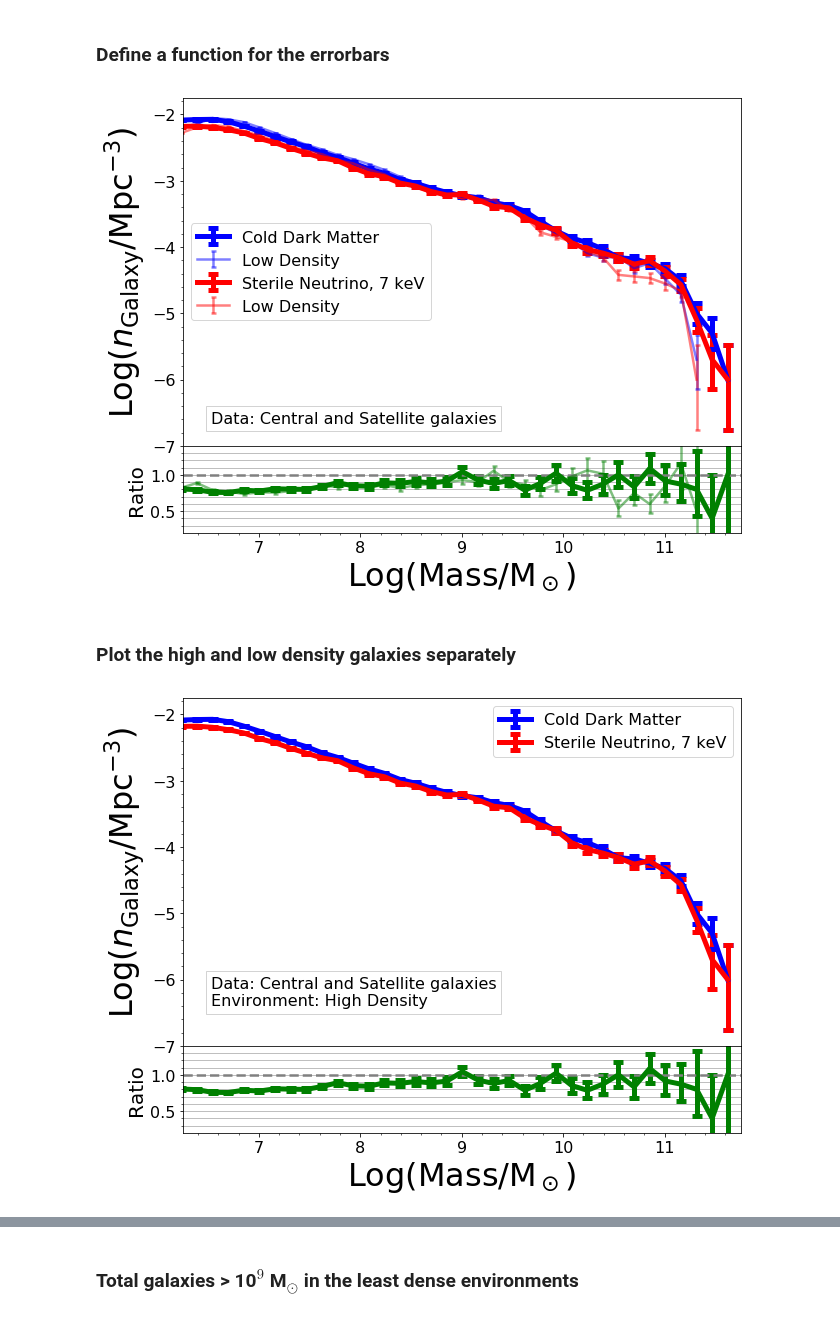
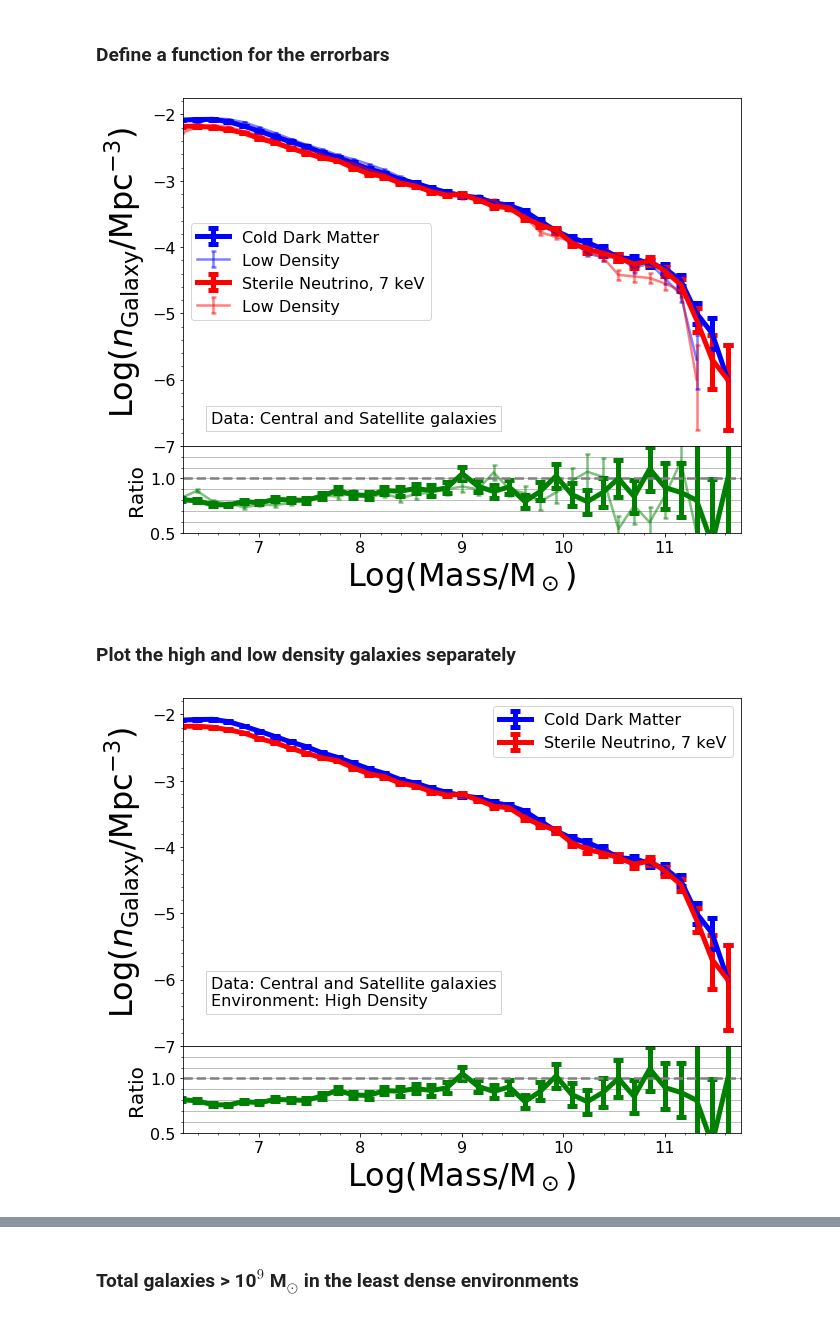
Before and after one commit to mshiferaw/WDM, a Jupyter notebook: Summer 2020/1 Environment_Galaxies_Part4.ipynb, the cells around one changed output, grey strips where cells are left out. Drawn from its saved outputs; the diff is of its cells as text; code cells hidden in the pictures.

```diff
--- a/Summer 2020/1 Environment_Galaxies_Part4.ipynb
+++ b/Summer 2020/1 Environment_Galaxies_Part4.ipynb
@@ -385,35 +385,35 @@ grid0.errorbar(np.log10(0.5*(bins[1:]+bins[:-1])),np.log10(n_cdm_top),yerr=[low_
                capsize = 5,capthick = 5,label = "Cold Dark Matter",linewidth = 5,color = "blue")
 grid0.errorbar(np.log10(0.5*(bins[1:]+bins[:-1])),np.log10(n_cdm_low),yerr = [low_lim_cdm_low,up_lim_cdm_low],
                capsize = 2.5,capthick = 2.5,label = "Low Density",linewidth = 2.5, color = "blue",alpha = 0.5)
 grid0.errorbar(np.log10(0.5*(bins[1:]+bins[:-1])),np.log10(n_wdm_top),yerr = [low_lim_wdm_top,up_lim_wdm_top],
                capsize = 5,capthick = 5,label = "Sterile Neutrino, 7 keV",linewidth = 5,color = "red")
 grid0.errorbar(np.log10(0.5*(bins[1:]+bins[:-1])),np.log10(n_wdm_low),yerr = [low_lim_wdm_low,up_lim_wdm_low],
                capsize = 2.5,capthick = 2.5,label = "Low Density",linewidth = 2.5, color = "red",alpha = 0.5)
 grid0.set_ylabel(r"Log($n_{\rm {Galaxy}}$/Mpc$^{-3}$)", fontsize = 32)
 grid0.legend(fontsize=16,loc='center left')
 grid0.minorticks_on()
 grid0.tick_params(labelsize=16)
 grid0.set_ylim(-7, -1.75)
 grid0.set_xlim(6.25, 11.75)
 grid0.text(0.05, 0.1, textstr, transform=grid0.transAxes, fontsize=16, verticalalignment='top', bbox=props)
 
 grid1.errorbar(np.log10(0.5*(bins[1:]+bins[:-1])), ratio_top, yerr = [low_lim_ratio_top, up_lim_ratio_top],
                capsize = 5, capthick = 5, linewidth = 5, color = "green")
 grid1.errorbar(np.log10(0.5*(bins[1:]+bins[:-1])), ratio_low, yerr = [low_lim_ratio_low, up_lim_ratio_low],
                capsize = 2.5, capthick = 2.5, linewidth = 2.5, color = "green", alpha = 0.5)
 grid1.set_xlabel("Log(Mass/M$_\odot$)", fontsize = 32)
 grid1.set_ylabel("Ratio", fontsize = 20)
 grid1.axhline(y = 1, color = "grey", ls = "--", linewidth = 2.5)
 grid1.minorticks_on()
 grid1.tick_params(labelsize=16)
-grid1.set_ylim(0.2, 1.4)
+grid1.set_ylim(0.5, 1.3) #(0.3, 1.4)
 grid1.set_xlim(6.25, 11.75)
 grid1.yaxis.grid(which = "both")
 
 plt.savefig('Images/Summer2020/SMF_all.pdf')
 plt.show()
 # %% [output]
-[figure, old version]
+[figure, new version]
 # %% [markdown]
 ### Plot the high and low density galaxies separately
 # %%
@@ -453,14 +453,14 @@ grid1.set_ylabel("Ratio", fontsize = 20)
 grid1.axhline(y = 1, color = "grey", ls = "--", linewidth = 2.5)
 grid1.minorticks_on()
 grid1.tick_params(labelsize=16)
-grid1.set_ylim(0.2, 1.4)
+grid1.set_ylim(0.5, 1.3)
 grid1.set_xlim(6.25, 11.75)
 grid1.yaxis.grid(which = "both")
 
 plt.savefig('Images/Summer2020/SMF_High_all.pdf')
 plt.show()
 # %% [output]
-[figure, old version]
+[figure, new version]
 # %%
 # line plot of histogram
 volume = 100.0**3 #Mpc^3
```
Also changed, not shown: parts of 8 cells of this notebook.
